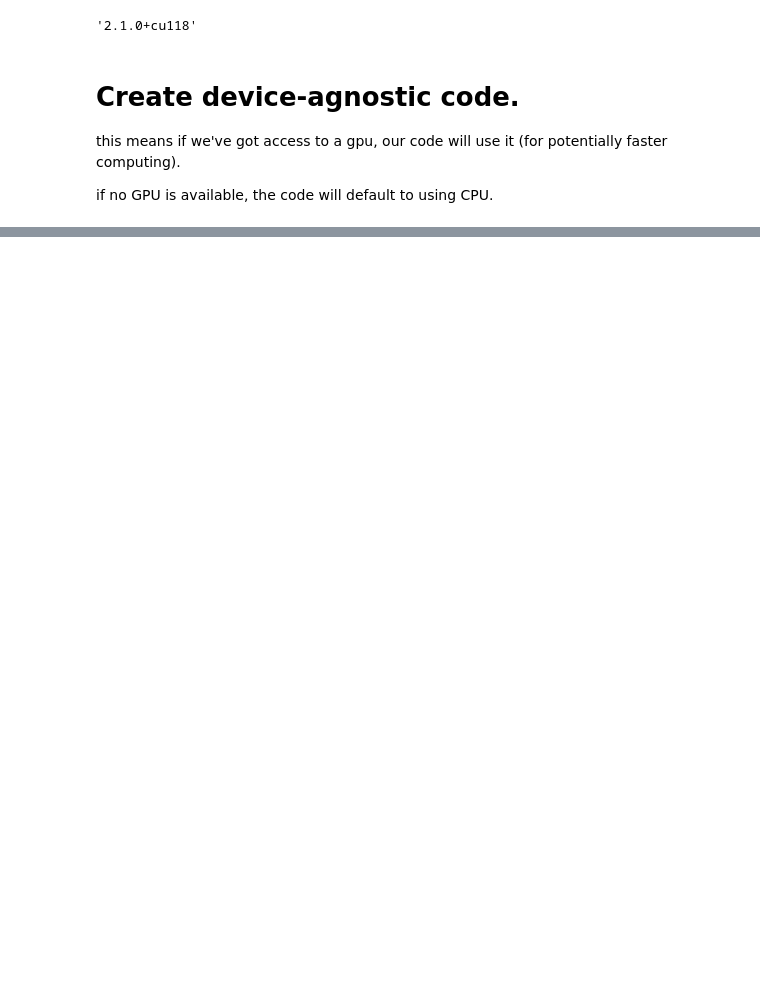
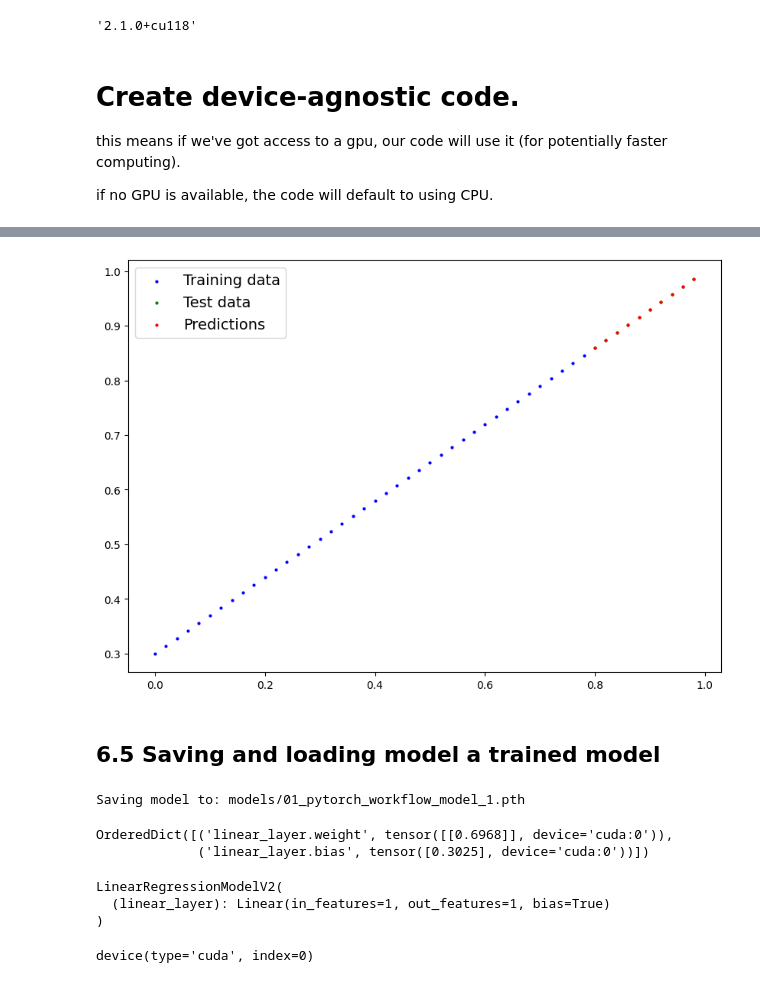
Before and after one commit to Alpha-Leporis/Machine-Learning, a Jupyter notebook: Pytorch_workflow.ipynb, the cells around one changed output, grey strips where cells are left out. Drawn from its saved outputs; the diff is of its cells as text; code cells hidden in the pictures; blank space fills up the shorter version.

```diff
--- a/Pytorch_workflow.ipynb
+++ b/Pytorch_workflow.ipynb
@@ -563,0 +602,6 @@ Using device: cpu
+# %%
+# split data into train test
+train_split = int(0.8 * len(X))
+X_train, y_train = X[:train_split], y[:train_split]
+X_test, y_test = X[train_split:], y[train_split:]
+len(X_train), len(y_train) , len(X_test), len(y_test)
@@ -563,0 +618,16 @@ Using device: cpu
+# %%
+# Create a liner model by subclassing nn.Module
+
+class LinearRegressionModelV2(nn.Module):
+  def __init__(self):
+    super().__init__()
+    # Use nn.Linear() for creating the model parameters / also called: linear transform, probing layer, fully connected layer
+    self.linear_layer = nn.Linear(in_features=1,
+                                  out_features=1)
+  def forward(self,X: torch.Tensor) -> torch.Tensor:
+    return self.linear_layer(X)
+
+# Set Manual seed
+torch.manual_seed(42)
+model_1 = LinearRegressionModelV2()
+model_1, model_1.state_dict()
@@ -563,0 +738,8 @@ Using device: cpu
+# %%
+# Turn model into evaluateing mode
+model_1.eval()
+
+# Make predictions on the test data
+with torch.inference_mode():
+  y_preds = model_1(X_test)
+y_preds
@@ -563,0 +757,48 @@ Using device: cpu
+# %%
+plot_predictions(predictions=y_preds.cpu())
+# %% [output]
+[figure, added]
+# %% [markdown]
+## 6.5 Saving and loading model a trained model
+# %%
+# saving model
+from pathlib import Path
+
+# 1. Create models directory
+MODEL_PATH = Path("models")
+MODEL_PATH.mkdir(parents=True, exist_ok=True)
+
+# 2. Create model save path
+MODEL_NAME = "01_pytorch_workflow_model_1.pth"
+MODEL_SAVE_PATH = MODEL_PATH / MODEL_NAME
+
+# 3. save the model state dict
+print(f"Saving model to: {MODEL_SAVE_PATH}")
+torch.save(obj=model_1.state_dict(),
+           f=MODEL_SAVE_PATH)
+# %% [output]
+Saving model to: models/01_pytorch_workflow_model_1.pth
+# %%
+model_1.state_dict()
+# %% [output]
+OrderedDict([('linear_layer.weight', tensor([[0.6968]], device='cuda:0')),
+             ('linear_layer.bias', tensor([0.3025], device='cuda:0'))])
+# %%
+# Load a PyTorch model
+
+# Create a new instance of linear regression model v2
+loaded_model_1 = LinearRegressionModelV2()
+
+# Load the saved model_1 save dict
+loaded_model_1.load_state_dict(torch.load(MODEL_SAVE_PATH))
+
+# Put the loaded model to device
+loaded_model_1.to(device)
+# %% [output]
+LinearRegressionModelV2(
+  (linear_layer): Linear(in_features=1, out_features=1, bias=True)
+)
+# %%
+next(loaded_model_1.parameters()).device
+# %% [output]
+device(type='cuda', index=0)
```
Also changed, not shown: parts of 20 cells of this notebook.
